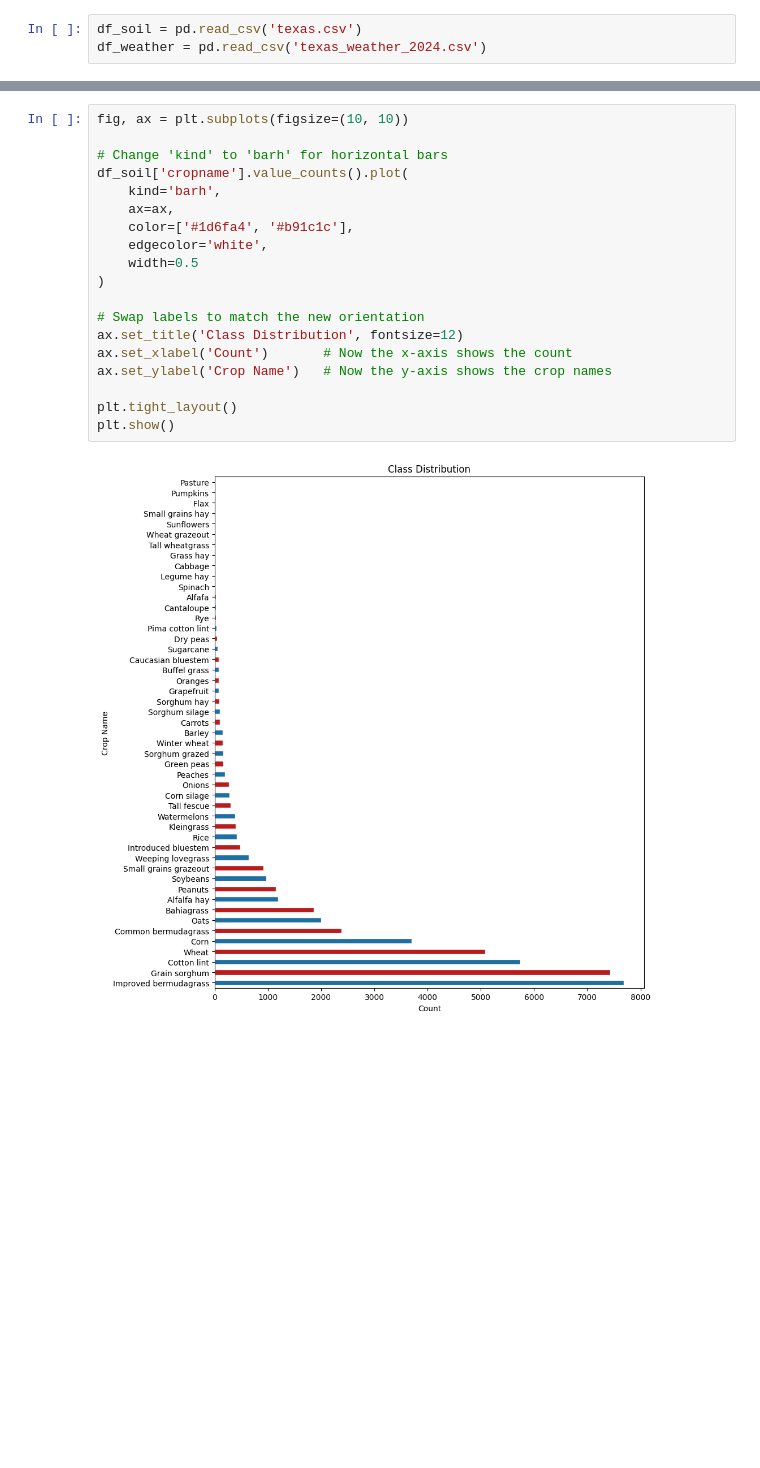
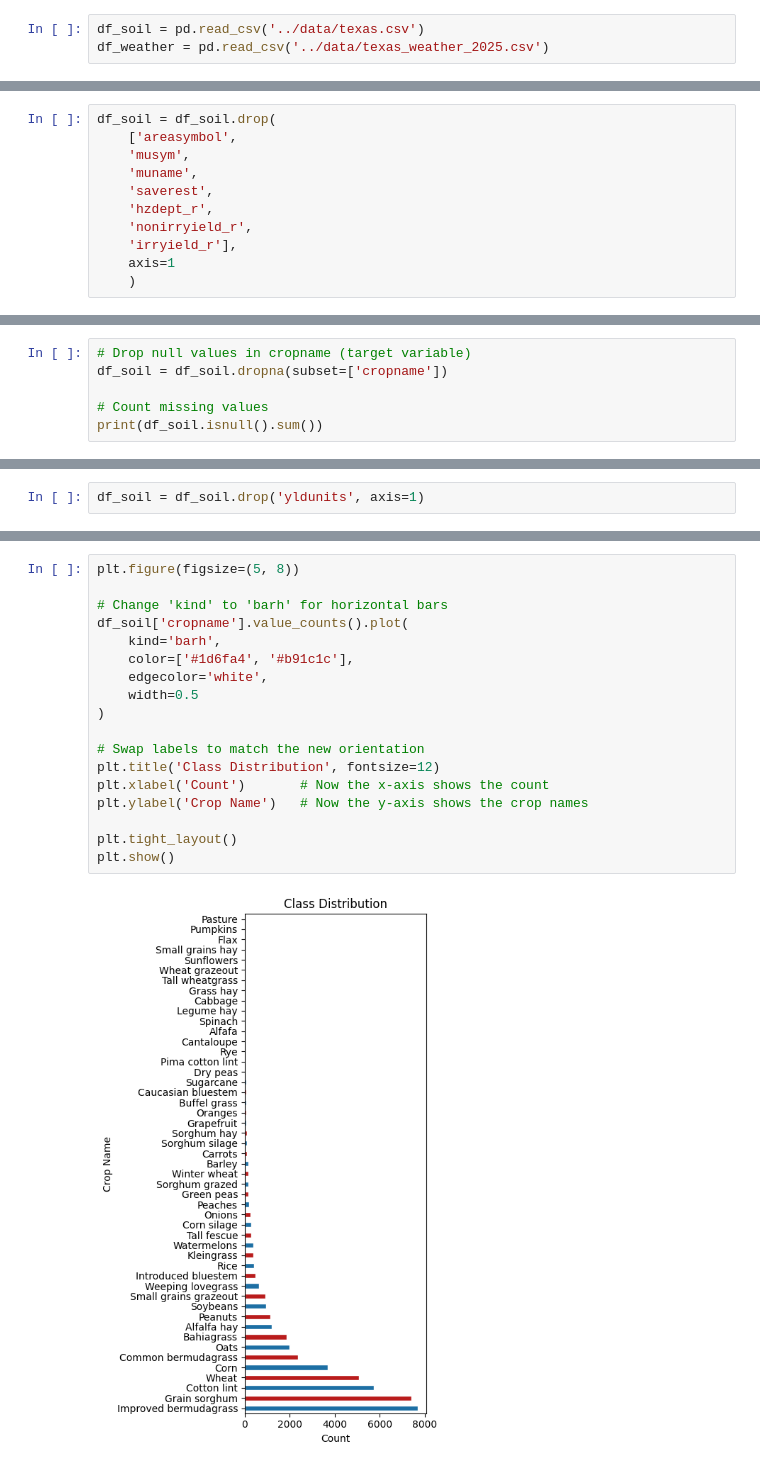
Before and after one commit to patrusgrg/Math4650_SP_2026_FP1_G3_GURUNG, a Jupyter notebook: notebooks/main.ipynb, the cells around one changed output, grey strips where cells are left out. Drawn from its saved outputs; the diff is of its cells as text; blank space fills up the shorter version.

```diff
--- a/notebooks/main.ipynb
+++ b/notebooks/main.ipynb
@@ -6,6 +20,6 @@ import seaborn as sns
 # %%
-df_soil = pd.read_csv('texas.csv')
-df_weather = pd.read_csv('texas_weather_2024.csv')
+df_soil = pd.read_csv('../data/texas.csv')
+df_weather = pd.read_csv('../data/texas_weather_2025.csv')
 # %%
 df_soil.head()
 # %% [output]
@@ -39,0 +72,11 @@ max     7450.000000
+# %%
+df_soil = df_soil.drop(
+    ['areasymbol',
+    'musym',
+    'muname',
+    'saverest',
+    'hzdept_r',
+    'nonirryield_r',
+    'irryield_r'],
+    axis=1
+    )
@@ -66,0 +143,6 @@ irryield_r        73.96 %
+# %%
+# Drop null values in cropname (target variable)
+df_soil = df_soil.dropna(subset=['cropname'])
+
+# Count missing values
+print(df_soil.isnull().sum())
@@ -114,0 +269,2 @@ https://docs.google.com/document/d/1hZgvWIYF03py2quTsW1hpOCYE-pO2eVkZ7HLiCrpQ7E/
+# %%
+df_soil = df_soil.drop('yldunits', axis=1)
@@ -142,21 +297,20 @@ Name: proportion, dtype: float64
 # %%
-fig, ax = plt.subplots(figsize=(10, 10))
+plt.figure(figsize=(5, 8))
 
 # Change 'kind' to 'barh' for horizontal bars
 df_soil['cropname'].value_counts().plot(
     kind='barh',
-    ax=ax,
     color=['#1d6fa4', '#b91c1c'],
     edgecolor='white',
     width=0.5
 )
 
 # Swap labels to match the new orientation
-ax.set_title('Class Distribution', fontsize=12)
-ax.set_xlabel('Count')       # Now the x-axis shows the count
-ax.set_ylabel('Crop Name')   # Now the y-axis shows the crop names
+plt.title('Class Distribution', fontsize=12)
+plt.xlabel('Count')       # Now the x-axis shows the count
+plt.ylabel('Crop Name')   # Now the y-axis shows the crop names
 
 plt.tight_layout()
 plt.show()
 # %% [output]
-[figure, old version]
+[figure, new version]
```
Also changed, not shown: parts of 41 cells of this notebook.
